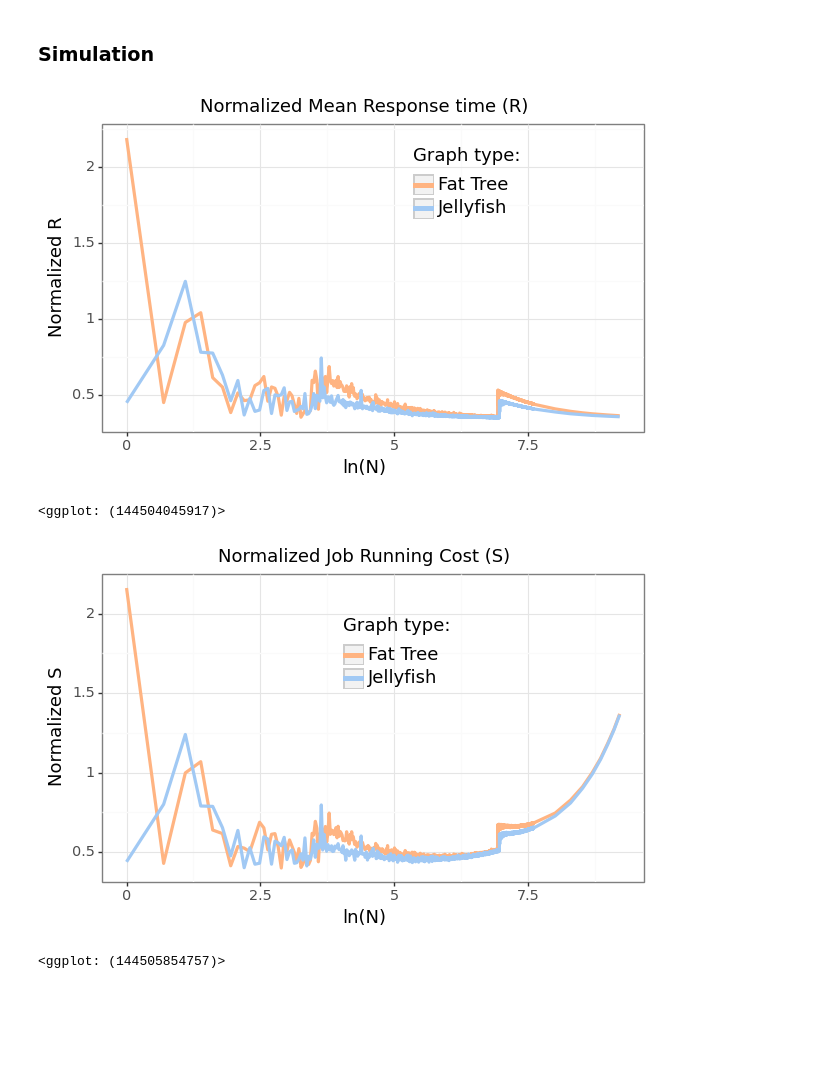
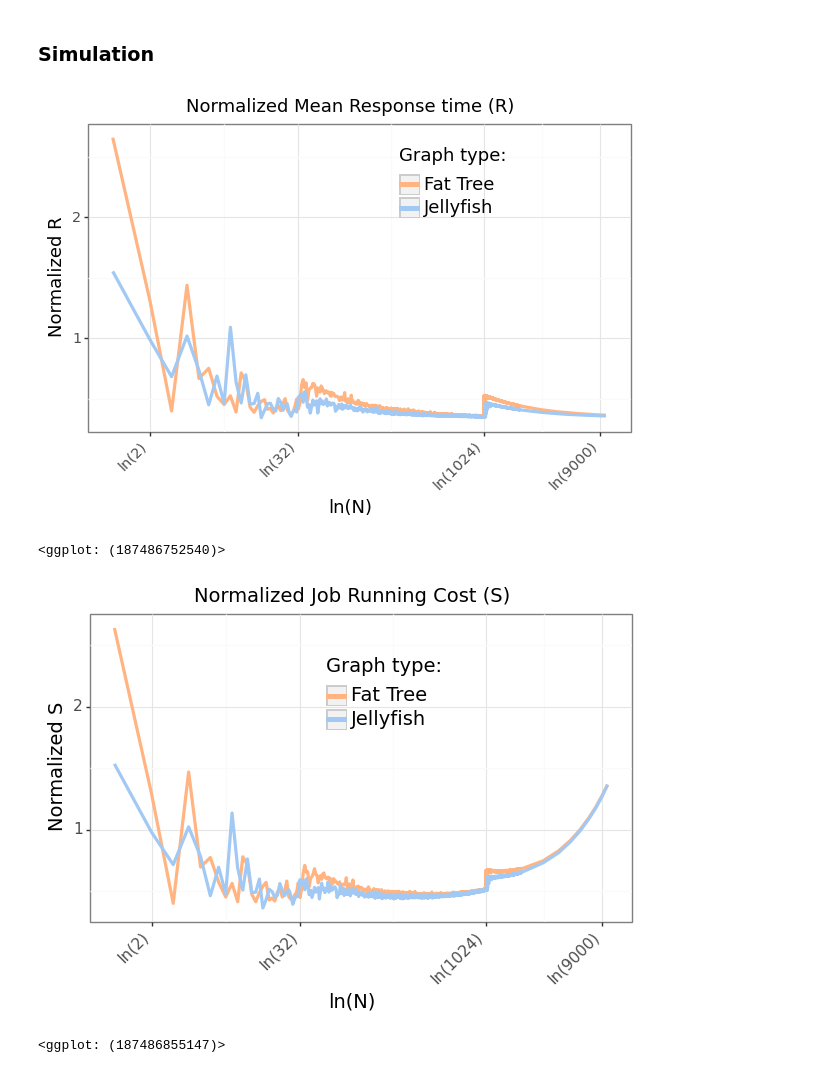
Before and after one commit to Matteo-Candi/Data_Center, a Jupyter notebook: main.ipynb, the cells around one changed output. Drawn from its saved outputs; the diff is of its cells as text; code cells hidden in the pictures; blank space fills up the shorter version.

```diff
--- a/main.ipynb
+++ b/main.ipynb
@@ -402,7 +401,7 @@ R_baseline = T_0 + E_X
 S_baseline = R_baseline + xi * R_baseline
 
 # Simulation paramters.
-M = 1
+M = 20
 list_N = list(np.arange(1, 2000)) + list(np.arange(2000, 10_001, 1000))
 
 # Simulation.
@@ -418,25 +417,29 @@ jelly_S_norm = (jelly_R + xi * jelly_Theta) / S_baseline
 # %%
 line_size = 1.3
 text_size = 13
+x_ticks = [2, 32, 1024, 9000]
 
 ( ggplot() +
   aes(x = np.log(list_N)) +
   labs(x='ln(N)',
         y='Normalized R',
         title = 'Normalized Mean Response time (R)') +
   geom_line(aes(y= ft_simulation_norm, color = f'"{colors[0]}"'), size=line_size) +
   geom_line(aes(x = np.log(list_N), y= jelly_simulation_norm, color=f'"{colors[1]}"'), size=line_size ) +
+  scale_x_continuous(breaks=np.log(x_ticks), labels=[f'ln({n})' for n in x_ticks]) +
   theme_bw() +
   theme(axis_text_x=element_text(size=text_size*.8), text=element_text(size=text_size), axis_text_y=element_text(size=text_size*.8)) +
   scale_color_identity(guide='legend', name = 'Graph type: \n', breaks=colors[:2], labels=['Fat Tree','Jellyfish'])+
   theme(legend_key_size=15, legend_position=(.65,.75), legend_direction='vertical', figure_size=(7, 4), legend_title=element_text(size=text_size),
-        legend_text=element_text(size=text_size), legend_background = element_rect( fill='None')))
+        legend_text=element_text(size=text_size), legend_background = element_rect( fill='None'), axis_text_x=element_text(rotation=45, hjust=1, size=text_size*.8)))
 # %% [output]
-[figure, old version]
+[figure, new version]
-<ggplot: (144504045917)>
+<ggplot: (187486752540)>
 # %%
 line_size = 1.3
-text_size = 13
+text_size = 14
+x_ticks = [2, 32, 1024, 9000]
+
 
 ( ggplot() +
   aes(x = np.log(list_N)) +
@@ -445,11 +448,12 @@ text_size = 13
         title = 'Normalized Job Running Cost (S)') +
   geom_line(aes(y = ft_S_norm, color = f'"{colors[0]}"'), size=line_size) +
   geom_line(aes(x = np.log(list_N), y= jelly_S_norm, color=f'"{colors[1]}"'), size=line_size ) +
+  scale_x_continuous(breaks=np.log(x_ticks), labels=[f'ln({n})' for n in x_ticks]) +
   theme_bw() +
   theme(axis_text_x=element_text(size=text_size*.8), text=element_text(size=text_size), axis_text_y=element_text(size=text_size*.8)) +
   scale_color_identity(guide='legend', name = 'Graph type: \n ', breaks=colors[:2], labels=['Fat Tree','Jellyfish'])+
   theme(legend_key_size=15, legend_position=(.55,.7), legend_direction='vertical', figure_size=(7, 4), legend_title=element_text(size=text_size),
-        legend_text=element_text(size=text_size), legend_background = element_rect( fill='None')))
+        legend_text=element_text(size=text_size), legend_background = element_rect( fill='None'), axis_text_x=element_text(rotation=45, hjust=1, size=text_size*.8)) )
 # %% [output]
-[figure, old version]
+[figure, new version]
-<ggplot: (144505854757)>
+<ggplot: (187486855147)>
```
Also changed, not shown: parts of 1 cell of this notebook.
